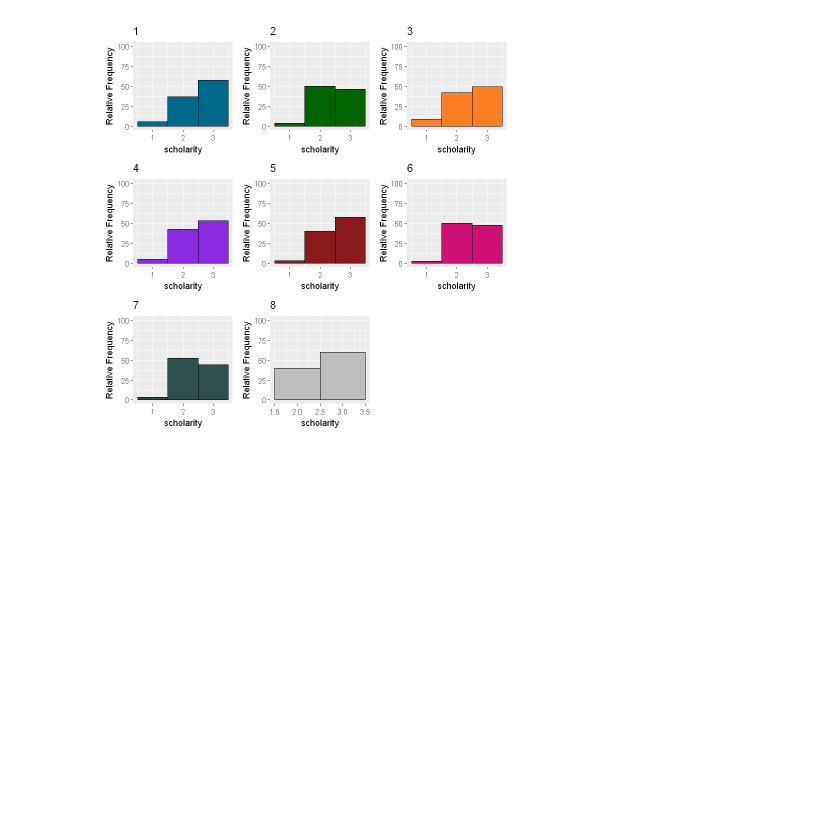
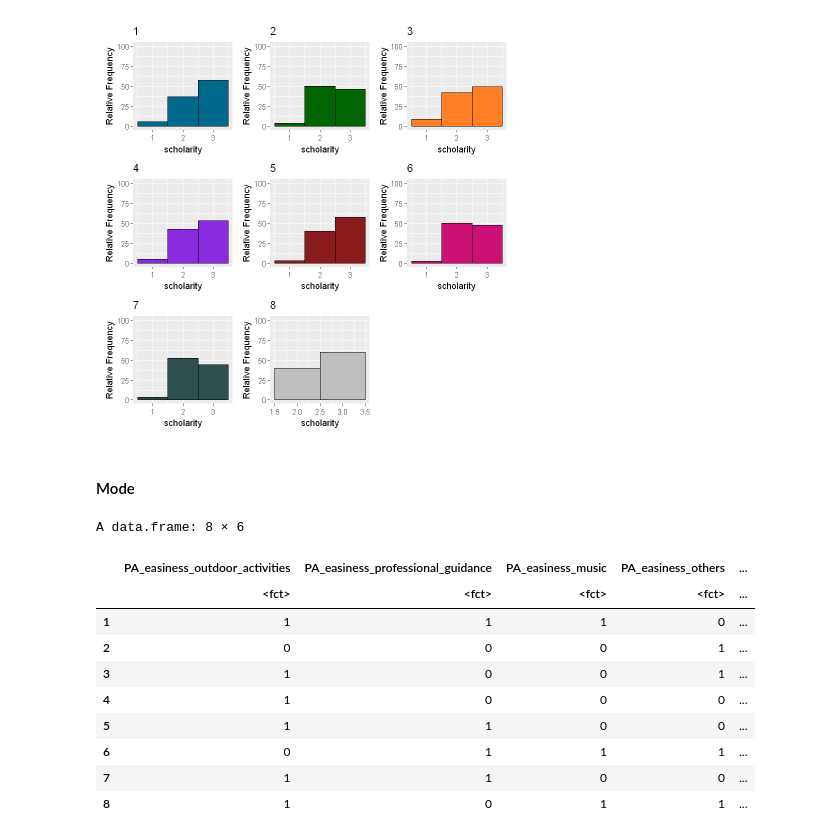
Before and after one commit to LASOS-INT/Barreiras-e-Facilitadores, a Jupyter notebook: R-notebooks/Clustering/facilitators/facilitators_clustering_kmodes_calinski.ipynb, the cells around one changed output. Saved outputs shown, nothing was run; the diff lists cells and outputs as text; code cells hidden in the pictures; blank space fills up the shorter version.

```diff
--- a/R-notebooks/Clustering/facilitators/facilitators_clustering_kmodes_calinski.ipynb
+++ b/R-notebooks/Clustering/facilitators/facilitators_clustering_kmodes_calinski.ipynb
@@ -103,7 +120,8 @@ print(max(cal[, best_K_kmodes-1]))
 # %% [markdown]
 ## Exploring Kmodes best k
 # %%
-df_during_facilitators_dist$cluster <- kmodes_seed(df_during_facilitators_dist, best_K_kmodes, max_iter=200, seed=best_seed_kmodes)$cluster
+chosen_kmode <- kmodes_seed(df_during_facilitators_dist, best_K_kmodes, max_iter=200, seed=best_seed_kmodes)
+df_during_facilitators_dist$cluster <- chosen_kmode$cluster
 head(df_during_facilitators_dist)
 # %% [output]
 A data.frame: 6 × 7
@@ -348,3 +366,19 @@ for(cl in 1:best_K_kmodes){
 wrap_plots(myplots)
 # %% [output]
 [figure]
+# %% [markdown]
+#### Mode
+# %%
+chosen_kmode$mode
+# %% [output]
+A data.frame: 8 × 6
+|  | PA_easiness_outdoor_activities | PA_easiness_professional_guidance | PA_easiness_music | PA_easiness_others | ... |
+|  | <fct> | <fct> | <fct> | <fct> | ... |
+| 1 | 1 | 1 | 1 | 0 | ... |
+| 2 | 0 | 0 | 0 | 1 | ... |
+| 3 | 1 | 0 | 0 | 1 | ... |
+| 4 | 1 | 0 | 0 | 0 | ... |
+| 5 | 1 | 1 | 0 | 0 | ... |
+| 6 | 0 | 1 | 1 | 1 | ... |
+| 7 | 1 | 1 | 0 | 0 | ... |
+| 8 | 1 | 0 | 1 | 1 | ... |
```
Also changed, not shown: parts of 1 cell of this notebook, 7 other files.
